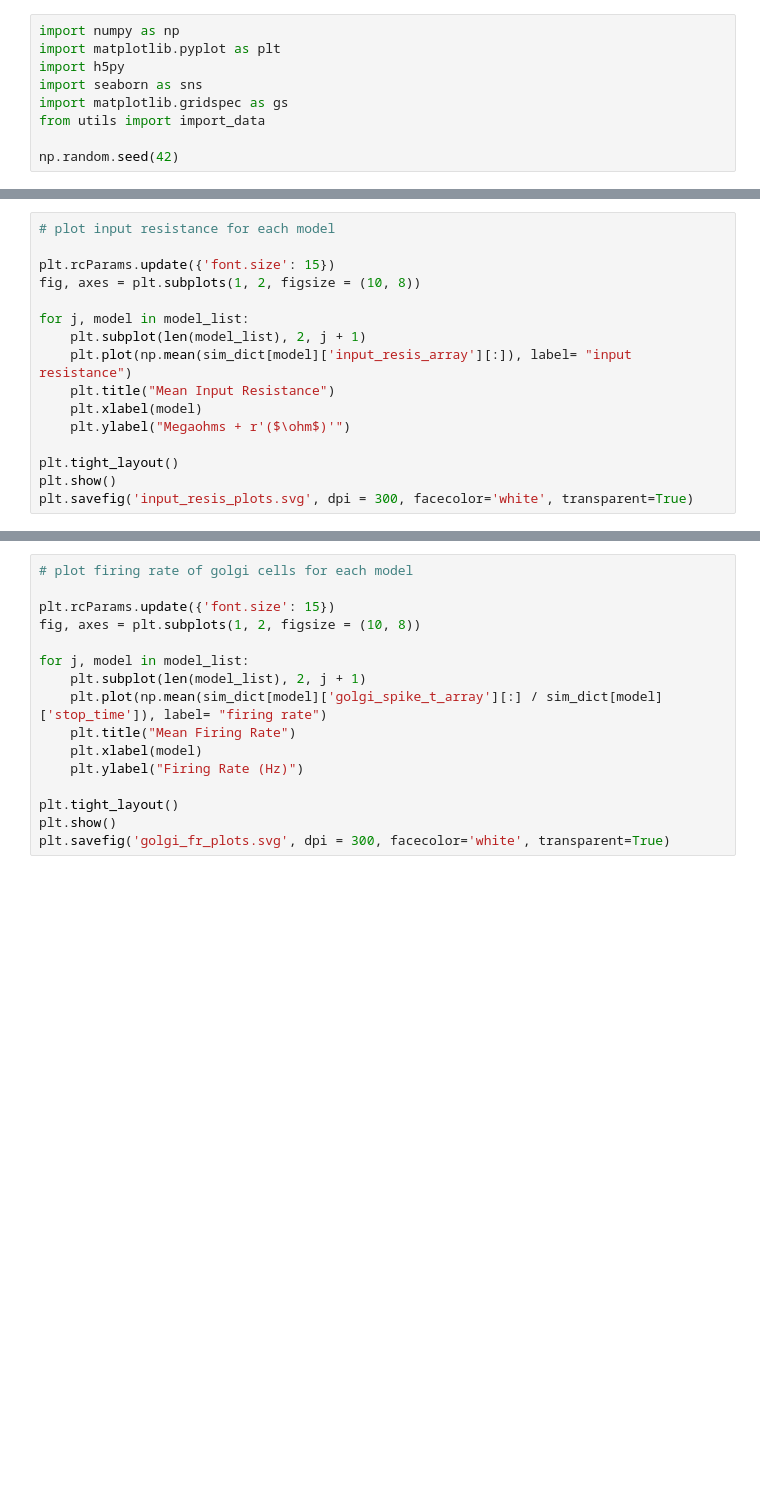
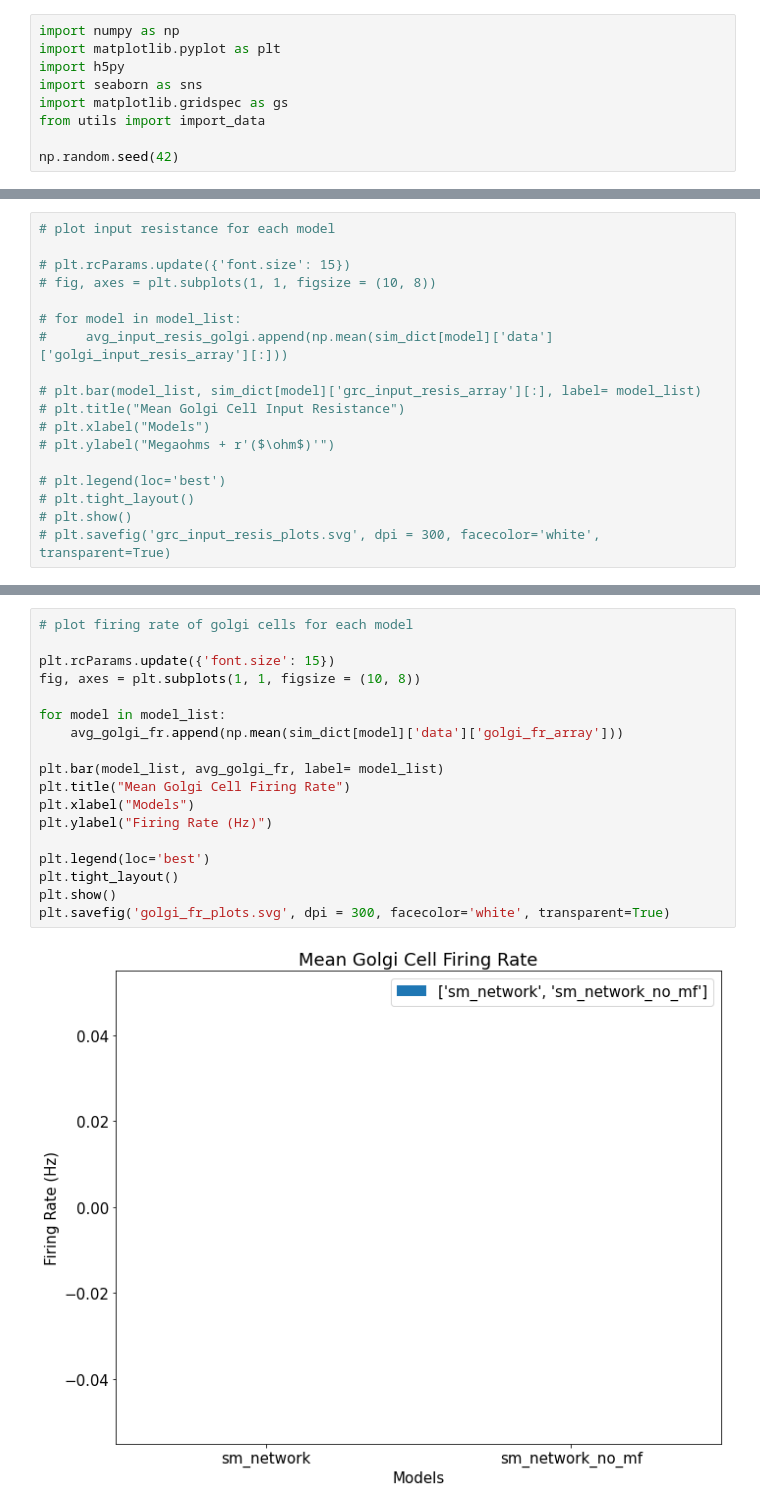
Before and after one commit to Spiritreaper331/Honors-Project-2022, a Jupyter notebook: Cerebellum Model/generate_figures.ipynb, the cells around one changed output, grey strips where cells are left out. Drawn from its saved outputs; the diff is of its cells as text; blank space fills up the shorter version.

```diff
--- a/Cerebellum Model/generate_figures.ipynb
+++ b/Cerebellum Model/generate_figures.ipynb
@@ -51,16 +94,18 @@ plt.savefig('max_grc_v_plots.svg', dpi = 300, facecolor='white', transparent=Tru
 # %%
 # plot input resistance for each model
 
-plt.rcParams.update({'font.size': 15})
-fig, axes = plt.subplots(1, 2, figsize = (10, 8))
+# plt.rcParams.update({'font.size': 15})
+# fig, axes = plt.subplots(1, 1, figsize = (10, 8))
 
-for j, model in model_list:
-    plt.subplot(len(model_list), 2, j + 1)
-    plt.plot(np.mean(sim_dict[model]['input_resis_array'][:]), label= "input resistance")
-    plt.title("Mean Input Resistance")
-    plt.xlabel(model)
-    plt.ylabel("Megaohms + r'($\ohm$)'")
+# for model in model_list:
+#     avg_input_resis_golgi.append(np.mean(sim_dict[model]['data']['golgi_input_resis_array'][:]))
 
-plt.tight_layout()
-plt.show()
-plt.savefig('input_resis_plots.svg', dpi = 300, facecolor='white', transparent=True)
+# plt.bar(model_list, sim_dict[model]['grc_input_resis_array'][:], label= model_list)
+# plt.title("Mean Golgi Cell Input Resistance")
+# plt.xlabel("Models")
+# plt.ylabel("Megaohms + r'($\ohm$)'")
+
+# plt.legend(loc='best')
+# plt.tight_layout()
+# plt.show()
+# plt.savefig('grc_input_resis_plots.svg', dpi = 300, facecolor='white', transparent=True)
@@ -67,16 +116,20 @@ plt.savefig('input_resis_plots.svg', dpi = 300, facecolor='white', transparent=T
 # %%
 # plot firing rate of golgi cells for each model
 
 plt.rcParams.update({'font.size': 15})
-fig, axes = plt.subplots(1, 2, figsize = (10, 8))
+fig, axes = plt.subplots(1, 1, figsize = (10, 8))
 
-for j, model in model_list:
-    plt.subplot(len(model_list), 2, j + 1)
-    plt.plot(np.mean(sim_dict[model]['golgi_spike_t_array'][:] / sim_dict[model]['stop_time']), label= "firing rate")
-    plt.title("Mean Firing Rate")
-    plt.xlabel(model)
-    plt.ylabel("Firing Rate (Hz)")
+for model in model_list:
+    avg_golgi_fr.append(np.mean(sim_dict[model]['data']['golgi_fr_array']))
 
+plt.bar(model_list, avg_golgi_fr, label= model_list)
+plt.title("Mean Golgi Cell Firing Rate")
+plt.xlabel("Models")
+plt.ylabel("Firing Rate (Hz)")
+
+plt.legend(loc='best')
 plt.tight_layout()
 plt.show()
 plt.savefig('golgi_fr_plots.svg', dpi = 300, facecolor='white', transparent=True)
+# %% [output]
+[figure, added]
```
Also changed, not shown: parts of 8 cells of this notebook, 9 other files.
